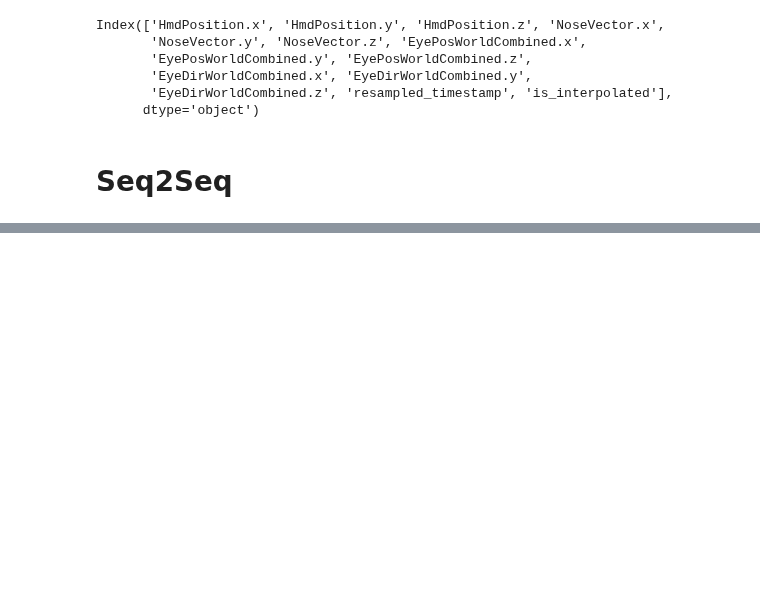
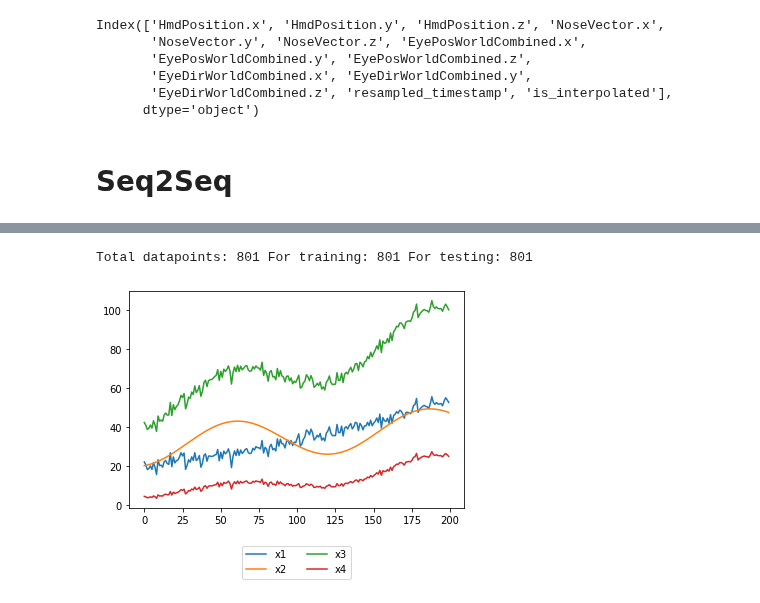
Before and after one commit to StefB4/Head2Eye, a Jupyter notebook: Seq2Seq.ipynb, the cells around one changed output, grey strips where cells are left out. Saved outputs shown, nothing was run; the diff lists cells and outputs as text; code cells hidden in the pictures; blank space fills up the shorter version.

```diff
--- a/Seq2Seq.ipynb
+++ b/Seq2Seq.ipynb
@@ -146,3 +175,27 @@ average = measurement1.average_data(filtered_data)
+# %%
+# Find max(abs(value))
+scaling_factor = np.ceil(np.max(np.abs(truncated)))
+
+# Train and test split
+train_test_ratio = 0.8
+split_idx = int(len(surrogate_truncated) * train_test_ratio)
+train_set = surrogate_truncated[:split_idx]
+test_set = surrogate_truncated[split_idx:]
+print("Total datapoints: " + str(len(surrogate_truncated)) + " For training: " + str(surrogate_truncated.shape[0]) + " For testing: " + str(surrogate_truncated.shape[0]))
+
+plt.plot(range(len(train_set[600])), train_set[600], label=["x1",  "x2",  "x3",  "x4"])
+plt.legend(loc='upper center', bbox_to_anchor=(0.5, -0.15), fancybox=True, shadow=False, ncol=2)
+plt.show()
+
+
+# Input and output split, apply scaling factor
+train_set_source = train_set[:,:,:6] / scaling_factor
+train_set_target = train_set[:,:,6:] / scaling_factor
+test_set_source = test_set[:,:,:6] / scaling_factor
+test_set_target = test_set[:,:,6:] / scaling_factor
+# %% [output]
+Total datapoints: 801 For training: 801 For testing: 801
+[figure, added]
 # %%
 # What the net should do
 # Input: HmdPosition & NoseVector
```
Also changed, not shown: parts of 9 cells of this notebook, 2 other files.
